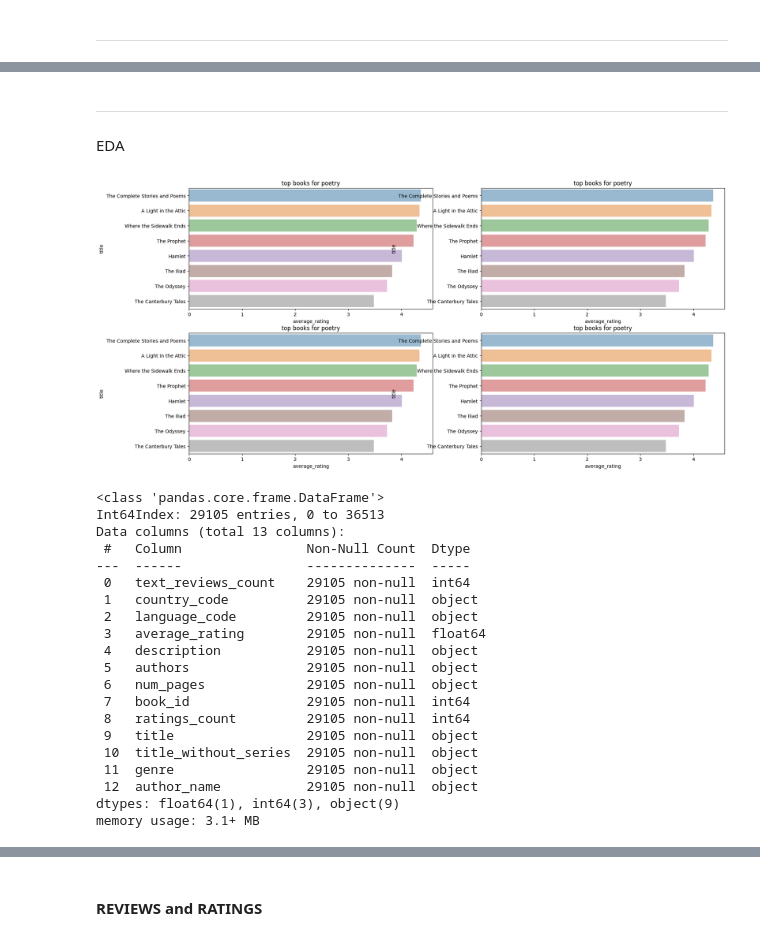
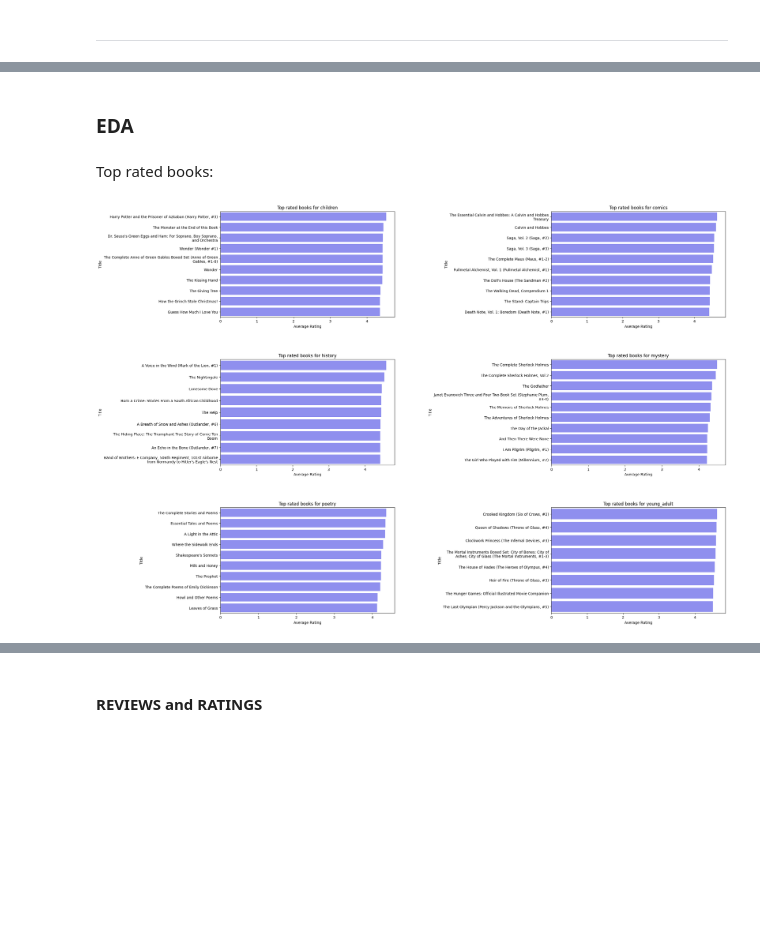
Before and after one commit to ninamamaeva/recommendation_engine, a Jupyter notebook: Untitled.ipynb, the cells around one changed output, grey strips where cells are left out. Cells and saved outputs as stored; diff of their text form; code cells hidden in the pictures; blank space fills up the shorter version.

```diff
--- a/Untitled.ipynb
+++ b/Untitled.ipynb
@@ -75,0 +58,2 @@ df_authors['authors'].isin(df_poetry['authors']).value_counts(), df_poetry['auth
+# %%
+dfs = [df_children, df_comics, df_history, df_mystery, df_poetry, df_adult]
@@ -80,6 +90,0 @@ Langunguage Distribution
-# %%
-plt.figure(figsize=(17, 5))
-ax = sns.countplot(x=df_poetry.language_code, data=df_poetry)
-plt.xticks(rotation = 60);
-#for p in ax.patches:
-#    ax.annotate(str(p.get_height()), (p.get_x()-0.05, p.get_height()+100))
@@ -142,58 +91,38 @@ df_poetry.to_csv(path_or_buf='./Dataset/poetry.csv', index=False)
-# %% [markdown]
----
 # %% [markdown]
-EDA
+### EDA
+# %% [markdown]
+Top rated books:
 # %%
-#Top books:
-# [genre1, genre2, etc], each one is a df
-def plot_top_books(dfs):
+def plot_top_rated_books(df_books):
     all_top_books = []
 
-    for df in dfs:
-        top_books = df[df['ratings_count'] > 100000]
-        top_books = top_books.sort_values(by='average_rating', ascending=False).head(20)
+    # Get the most rated books:
+    for df in df_books:
+        top_books = df[df['ratings_count'] > 50000]
+        top_books = top_books.sort_values(by='average_rating', ascending=False).head(10)
         all_top_books.append(top_books)
 
     '''Plots the top books'''
-    rows = 2
+    rows = 3
     cols = 2
 
-    f, axs = plt.subplots(nrows = rows, ncols = cols, figsize = (20, 10))
-    plt.subplots_adjust(hspace = 0.2, wspace = 0.2)
+    f, axs = plt.subplots(nrows = rows, ncols = cols, figsize = (25, 20))
+    plt.subplots_adjust(hspace = 0.4, wspace = 0.9)
 
     count = 0
     for r in range(rows):
         for c in range(cols):
             kwargs = {'alpha':0.5}
-            sns.barplot(x = all_top_books[count]["average_rating"], y = all_top_books[count]['title'],data = all_top_books[count], ax = axs[r,c], **kwargs)
-            axs[r,c].set_title('top books for ' + dfs[count]['genre'].iloc[0])
+            ax = sns.barplot(x = all_top_books[count]["average_rating"], y = all_top_books[count]['title'], data = all_top_books[count], color = 'blue', ax = axs[r,c], **kwargs)
+            axs[r,c].set_title('Top rated books for ' + df_books[count]['genre'].iloc[0])
+            axs[r,c].set_xlabel('Average Rating')
+            axs[r,c].set_ylabel('Title')
+
+            labels = [textwrap.fill(label.get_text(), 60) for label in ax.get_yticklabels()]
+            ax.set_yticklabels(labels)
             count += 1
-            # axs[r,c].set_xtickslabels(dfs, rotation = 60) set x-ticks labesls
     plt.show()
 
-plot_top_books(dfs_1)
+plot_top_rated_books(dfs)
 # %% [output]
-[figure, old version]
+[figure, new version]
-# %%
-df_poetry.info()
-# %% [output]
-<class 'pandas.core.frame.DataFrame'>
-Int64Index: 29105 entries, 0 to 36513
-Data columns (total 13 columns):
- #   Column                Non-Null Count  Dtype
----  ------                --------------  -----
- 0   text_reviews_count    29105 non-null  int64
- 1   country_code          29105 non-null  object
- 2   language_code         29105 non-null  object
- 3   average_rating        29105 non-null  float64
- 4   description           29105 non-null  object
- 5   authors               29105 non-null  object
- 6   num_pages             29105 non-null  object
- 7   book_id               29105 non-null  int64
- 8   ratings_count         29105 non-null  int64
- 9   title                 29105 non-null  object
- 10  title_without_series  29105 non-null  object
- 11  genre                 29105 non-null  object
- 12  author_name           29105 non-null  object
-dtypes: float64(1), int64(3), object(9)
-memory usage: 3.1+ MB
```
Also changed, not shown: parts of 45 cells of this notebook.
